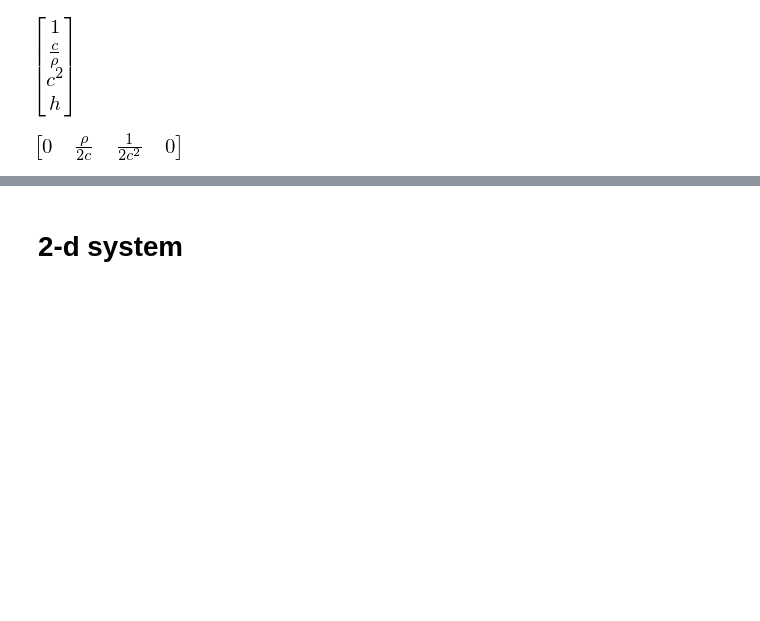
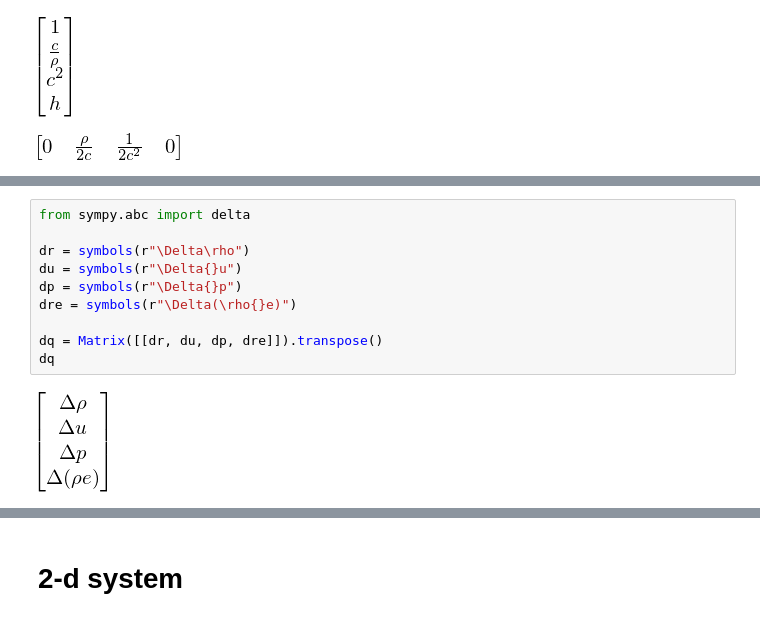
Before and after one commit to python-hydro/hydro_examples, a Jupyter notebook: compressible/euler-generaleos.ipynb, the cells around one changed output, grey strips where cells are left out. Drawn from its saved outputs; the diff is of its cells as text; blank space fills up the shorter version.

```diff
--- a/compressible/euler-generaleos.ipynb
+++ b/compressible/euler-generaleos.ipynb
@@ -164,0 +174,12 @@ plus
+# %%
+from sympy.abc import delta
+
+dr = symbols(r"\Delta\rho")
+du = symbols(r"\Delta{}u")
+dp = symbols(r"\Delta{}p")
+dre = symbols(r"\Delta(\rho{}e)")
+
+dq = Matrix([[dr, du, dp, dre]]).transpose()
+dq
+# %% [output]
+[figure, added]
```
Also changed, not shown: parts of 3 cells of this notebook.
